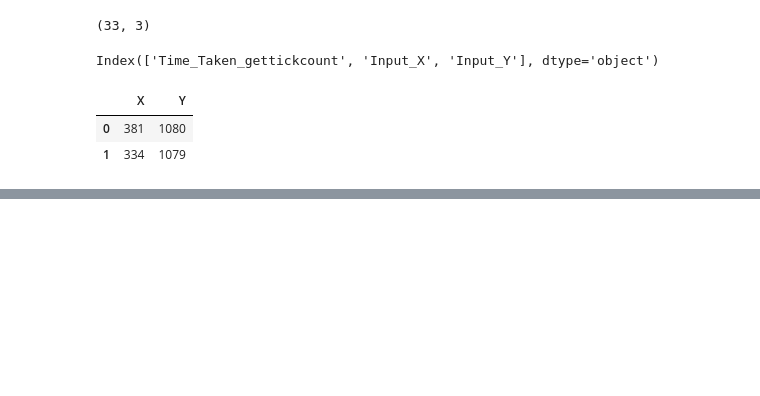
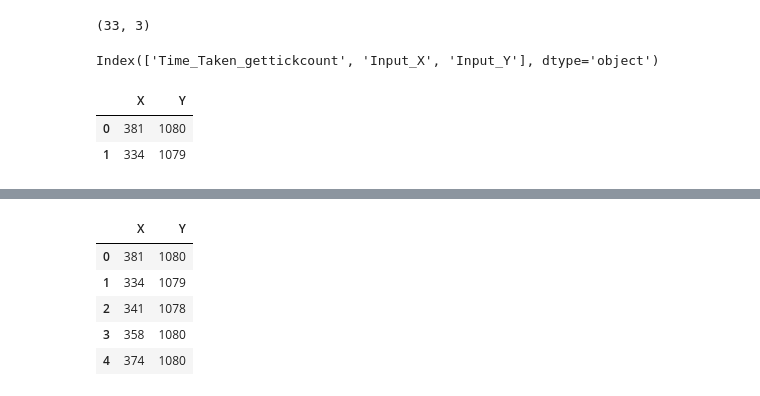
Before and after one commit to hsnaidu/DS_L, a Jupyter notebook: learning/LR.ipynb, the cells around one changed output, grey strips where cells are left out. Cells and saved outputs as stored; diff of their text form; code cells hidden in the pictures; blank space fills up the shorter version.

```diff
--- a/learning/LR.ipynb
+++ b/learning/LR.ipynb
@@ -25,0 +71,9 @@ df.head(2)
+# %%
+df.head()
+# %% [output]
+|  | X | Y |
+| 0 | 381 | 1080 |
+| 1 | 334 | 1079 |
+| 2 | 341 | 1078 |
+| 3 | 358 | 1080 |
+| 4 | 374 | 1080 |
```
Also changed, not shown: parts of 11 cells of this notebook, 1 other file.
